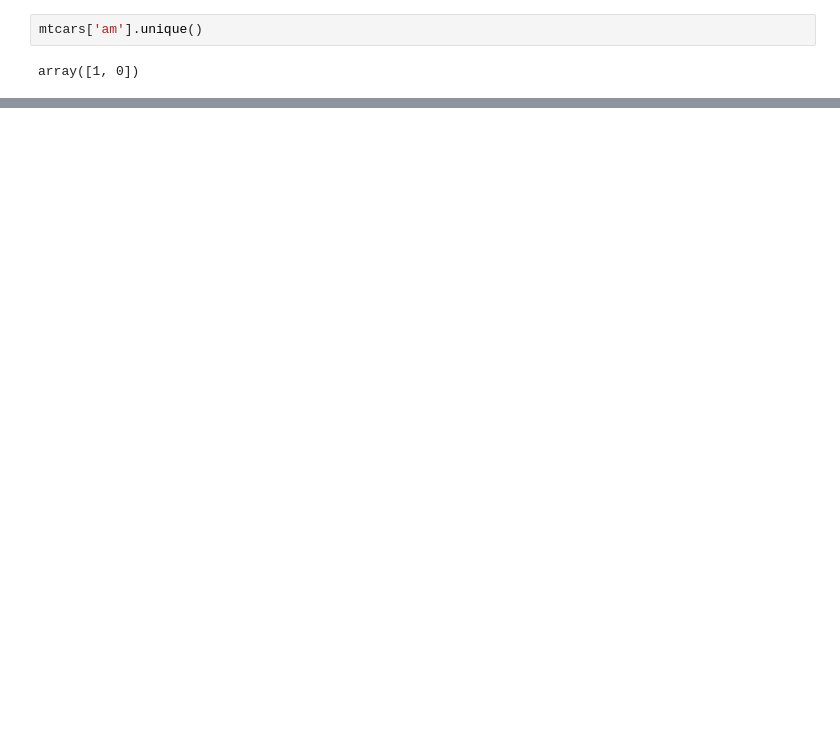
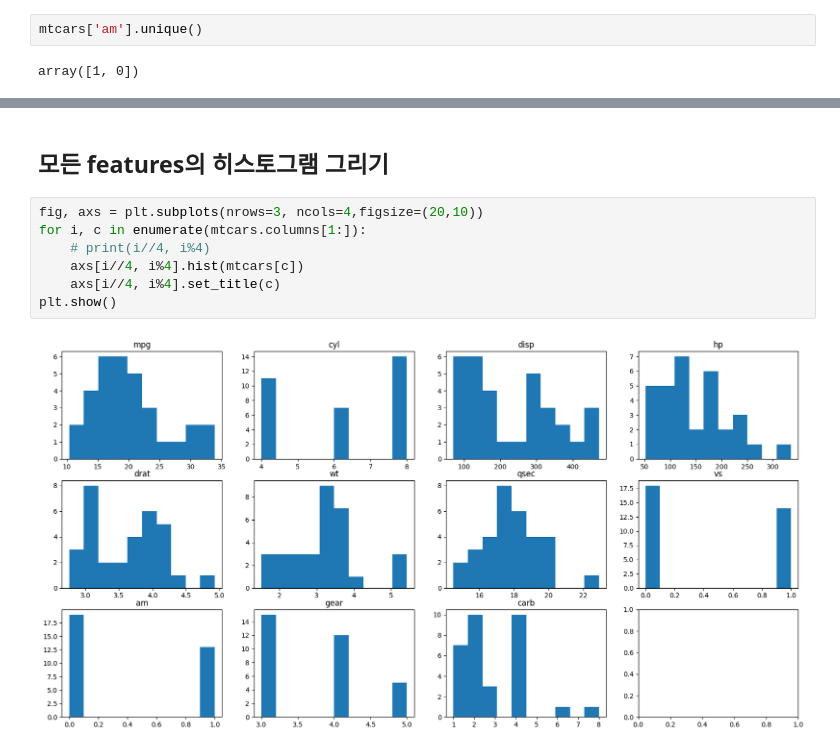
Before and after one commit to SanyaPark/Softeer-Bootcamp, a Jupyter notebook: missions/W1/M1.ipynb, the cells around one changed output, grey strips where cells are left out. Drawn from its saved outputs; the diff is of its cells as text; blank space fills up the shorter version.

```diff
--- a/missions/W1/M1.ipynb
+++ b/missions/W1/M1.ipynb
@@ -120,0 +166,11 @@ TypeError: only length-1 arrays can be converted to Python scalars
+# %% [markdown]
+## 모든 features의 히스토그램 그리기
+# %%
+fig, axs = plt.subplots(nrows=3, ncols=4,figsize=(20,10))
+for i, c in enumerate(mtcars.columns[1:]):
+    # print(i//4, i%4)
+    axs[i//4, i%4].hist(mtcars[c])
+    axs[i//4, i%4].set_title(c)
+plt.show()
+# %% [output]
+[figure, added]
```
Also changed, not shown: parts of 25 cells of this notebook.
